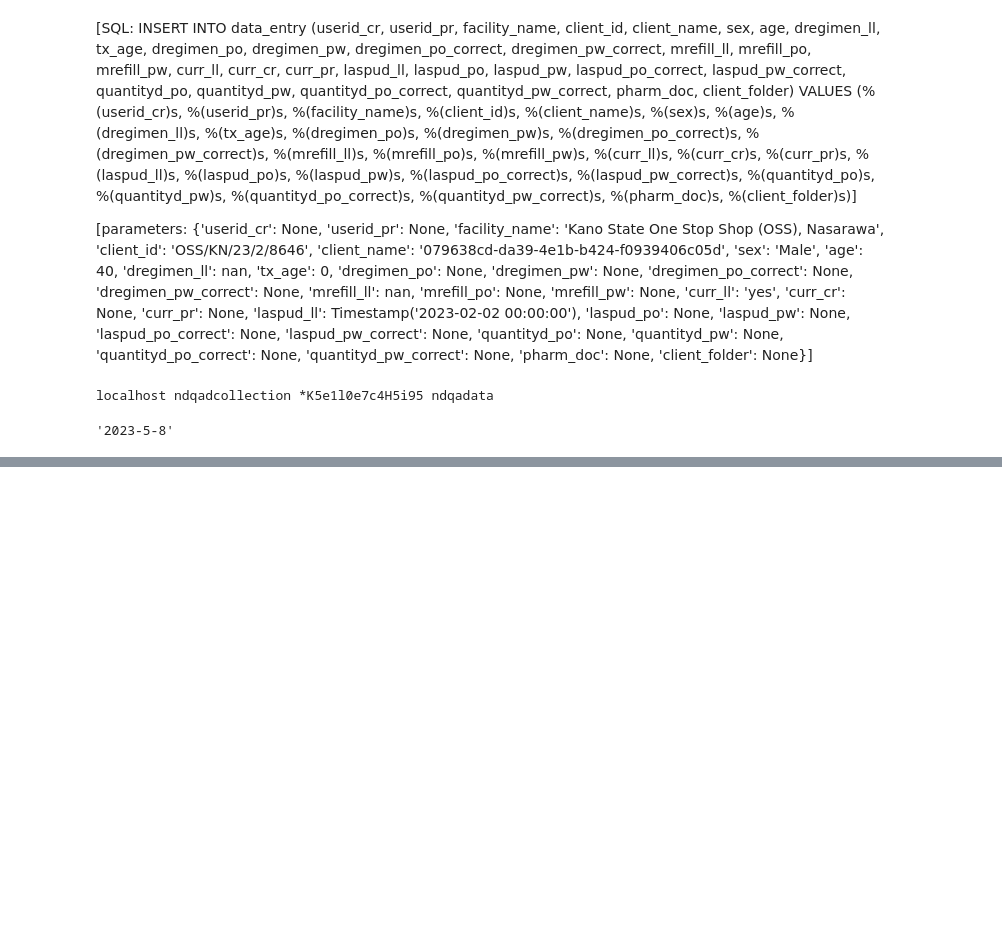
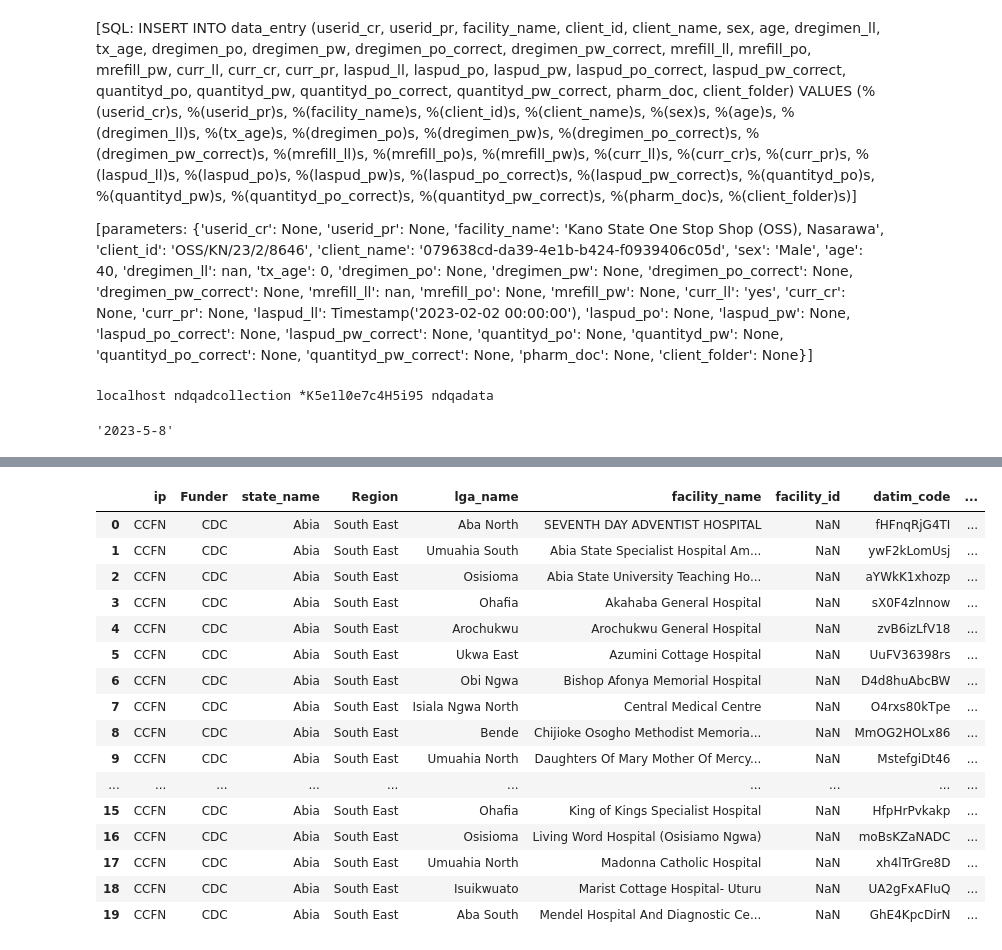
Before and after one commit to konyealisi/lenxai_data_app, a Jupyter notebook: fileconvertion.ipynb, the cells around one changed output, grey strips where cells are left out. Saved outputs shown, nothing was run; the diff lists cells and outputs as text; code cells hidden in the pictures; blank space fills up the shorter version.

```diff
--- a/fileconvertion.ipynb
+++ b/fileconvertion.ipynb
@@ -194,0 +1875,32 @@ while True:
+# %%
+dec2022df = pd.read_csv("C:/Users/konye/Documents/LenxAI/NigeriaDQAProject/Data/Line_List/Line_List/dec2022.csv")
+#dec2022df
+# %%
+
+# Step 1
+active_counts = dec2022df[dec2022df["currentStatus_28"] == "Active"].groupby("facility_name").size().reset_index(name="active_count")
+
+# Step 2
+tx_curr_df = tx_curr_df.merge(active_counts, on="facility_name", how="left")
+
+# Step 3
+tx_curr_df["tx_curr"] = tx_curr_df["active_count"].fillna(0)
+tx_curr_df.head(20)
+# %% [output]
+|  | ip | Funder | state_name | Region | lga_name | facility_name | facility_id | datim_code | ... |
+| 0 | CCFN | CDC | Abia | South East | Aba North | SEVENTH DAY ADVENTIST HOSPITAL | NaN | fHFnqRjG4TI | ... |
+| 1 | CCFN | CDC | Abia | South East | Umuahia South | Abia State Specialist Hospital Am... | NaN | ywF2kLomUsj | ... |
+| 2 | CCFN | CDC | Abia | South East | Osisioma | Abia State University Teaching Ho... | NaN | aYWkK1xhozp | ... |
+| 3 | CCFN | CDC | Abia | South East | Ohafia | Akahaba General Hospital | NaN | sX0F4zlnnow | ... |
+| 4 | CCFN | CDC | Abia | South East | Arochukwu | Arochukwu General Hospital | NaN | zvB6izLfV18 | ... |
+| 5 | CCFN | CDC | Abia | South East | Ukwa East | Azumini Cottage Hospital | NaN | UuFV36398rs | ... |
+| 6 | CCFN | CDC | Abia | South East | Obi Ngwa | Bishop Afonya Memorial Hospital | NaN | D4d8huAbcBW | ... |
+| 7 | CCFN | CDC | Abia | South East | Isiala Ngwa North | Central Medical Centre | NaN | O4rxs80kTpe | ... |
+| 8 | CCFN | CDC | Abia | South East | Bende | Chijioke Osogho Methodist Memoria... | NaN | MmOG2HOLx86 | ... |
+| 9 | CCFN | CDC | Abia | South East | Umuahia North | Daughters Of Mary Mother Of Mercy... | NaN | MstefgiDt46 | ... |
+| ... | ... | ... | ... | ... | ... | ... | ... | ... | ... |
+| 15 | CCFN | CDC | Abia | South East | Ohafia | King of Kings Specialist Hospital | NaN | HfpHrPvkakp | ... |
+| 16 | CCFN | CDC | Abia | South East | Osisioma | Living Word Hospital (Osisiamo Ngwa) | NaN | moBsKZaNADC | ... |
+| 17 | CCFN | CDC | Abia | South East | Umuahia North | Madonna Catholic Hospital | NaN | xh4lTrGre8D | ... |
+| 18 | CCFN | CDC | Abia | South East | Isuikwuato | Marist Cottage Hospital- Uturu | NaN | UA2gFxAFIuQ | ... |
+| 19 | CCFN | CDC | Abia | South East | Aba South | Mendel Hospital And Diagnostic Ce... | NaN | GhE4KpcDirN | ... |
```
Also changed, not shown: parts of 65 cells of this notebook, 9 other files.
